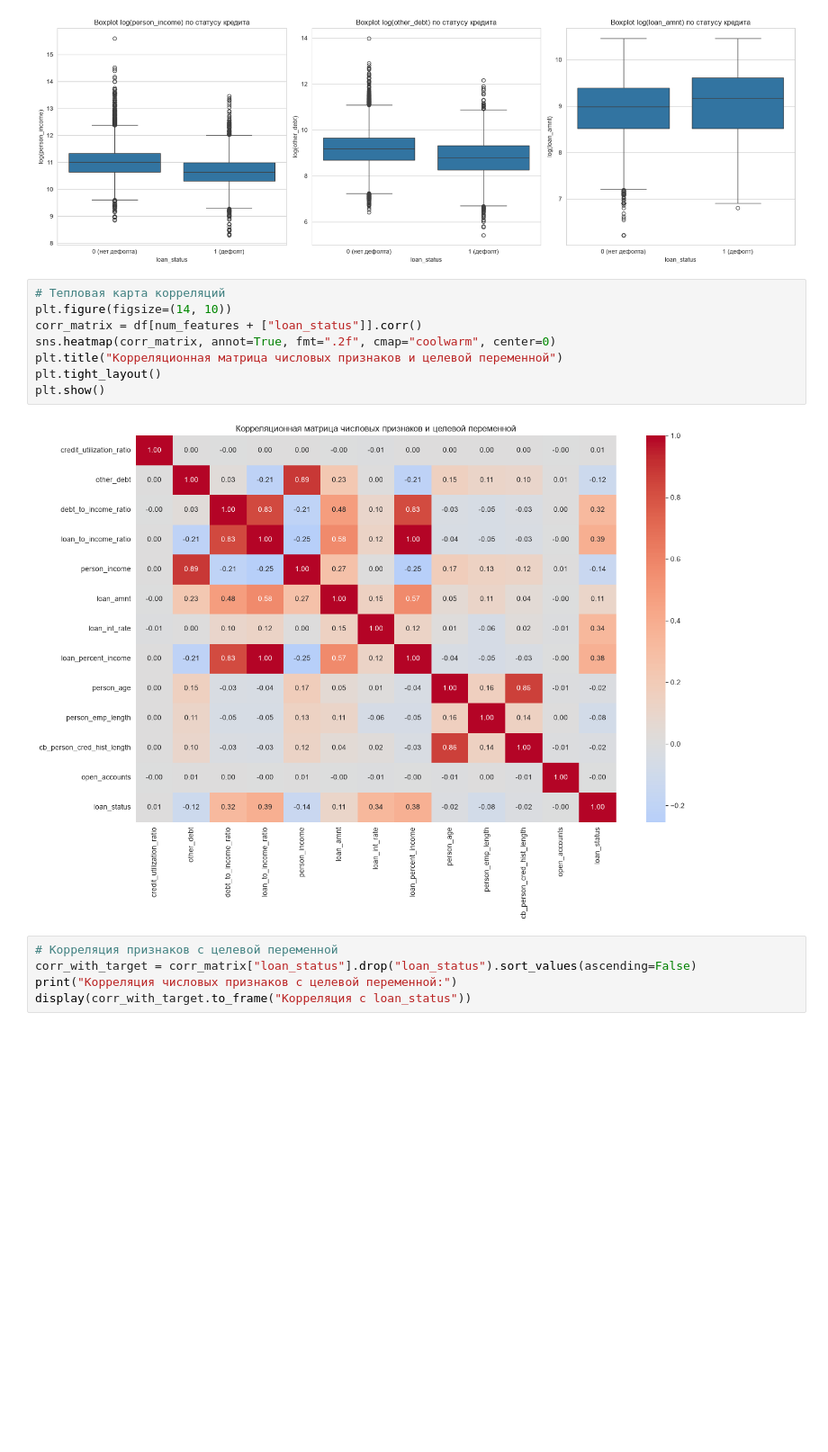
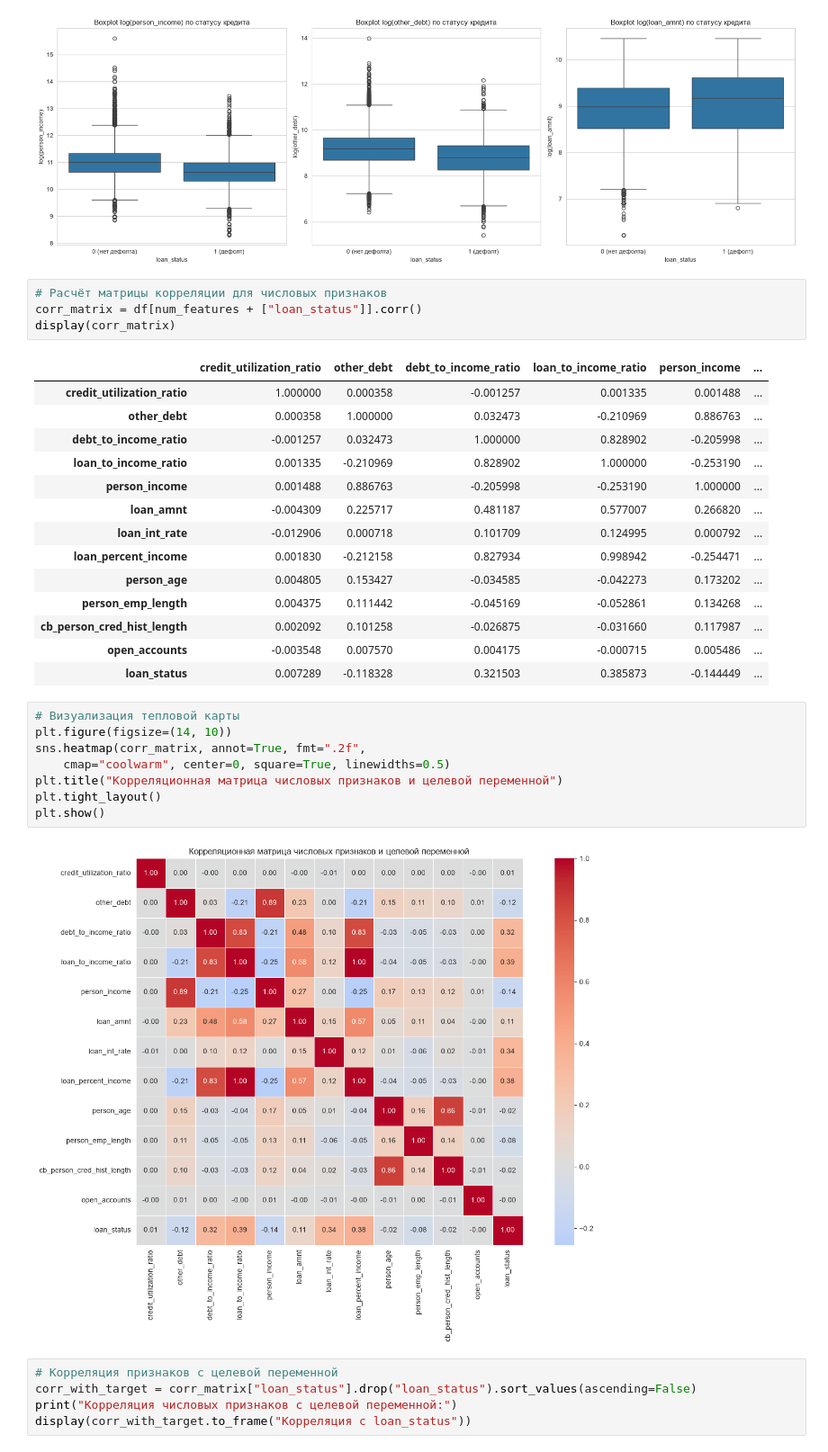
Before and after one commit to null-route-dev/credit-risk-classification, a Jupyter notebook: notebooks/01_eda_analysis.ipynb, the cells around one changed output. Shown at 90% size. Drawn from its saved outputs; the diff is of its cells as text; blank space fills up the shorter version.

```diff
--- a/notebooks/01_eda_analysis.ipynb
+++ b/notebooks/01_eda_analysis.ipynb
@@ -681,15 +683,34 @@ plt.show()
 # %% [output]
 [figure]
 # %%
-# Тепловая карта корреляций
-plt.figure(figsize=(14, 10))
+# Расчёт матрицы корреляции для числовых признаков
 corr_matrix = df[num_features + ["loan_status"]].corr()
-sns.heatmap(corr_matrix, annot=True, fmt=".2f", cmap="coolwarm", center=0)
-plt.title("Корреляционная матрица числовых признаков и целевой переменной")
-plt.tight_layout()
-plt.show()
+display(corr_matrix)
 # %% [output]
-[figure, removed]
+|  | credit_utilization_ratio | other_debt | debt_to_income_ratio | loan_to_income_ratio | person_income | ... |
+| credit_utilization_ratio | 1.000000 | 0.000358 | -0.001257 | 0.001335 | 0.001488 | ... |
+| other_debt | 0.000358 | 1.000000 | 0.032473 | -0.210969 | 0.886763 | ... |
+| debt_to_income_ratio | -0.001257 | 0.032473 | 1.000000 | 0.828902 | -0.205998 | ... |
+| loan_to_income_ratio | 0.001335 | -0.210969 | 0.828902 | 1.000000 | -0.253190 | ... |
+| person_income | 0.001488 | 0.886763 | -0.205998 | -0.253190 | 1.000000 | ... |
+| loan_amnt | -0.004309 | 0.225717 | 0.481187 | 0.577007 | 0.266820 | ... |
+| loan_int_rate | -0.012906 | 0.000718 | 0.101709 | 0.124995 | 0.000792 | ... |
+| loan_percent_income | 0.001830 | -0.212158 | 0.827934 | 0.998942 | -0.254471 | ... |
+| person_age | 0.004805 | 0.153427 | -0.034585 | -0.042273 | 0.173202 | ... |
+| person_emp_length | 0.004375 | 0.111442 | -0.045169 | -0.052861 | 0.134268 | ... |
+| cb_person_cred_hist_length | 0.002092 | 0.101258 | -0.026875 | -0.031660 | 0.117987 | ... |
+| open_accounts | -0.003548 | 0.007570 | 0.004175 | -0.000715 | 0.005486 | ... |
+| loan_status | 0.007289 | -0.118328 | 0.321503 | 0.385873 | -0.144449 | ... |
+# %%
+# Визуализация тепловой карты
+plt.figure(figsize=(14, 10))
+sns.heatmap(corr_matrix, annot=True, fmt=".2f",
+    cmap="coolwarm", center=0, square=True, linewidths=0.5)
+plt.title("Корреляционная матрица числовых признаков и целевой переменной")
+plt.tight_layout()
+plt.show()
+# %% [output]
+[figure, added]
 # %%
 # Корреляция признаков с целевой переменной
 corr_with_target = corr_matrix["loan_status"].drop("loan_status").sort_values(ascending=False)
```
Also changed, not shown: parts of 11 cells of this notebook, 2 other files.
